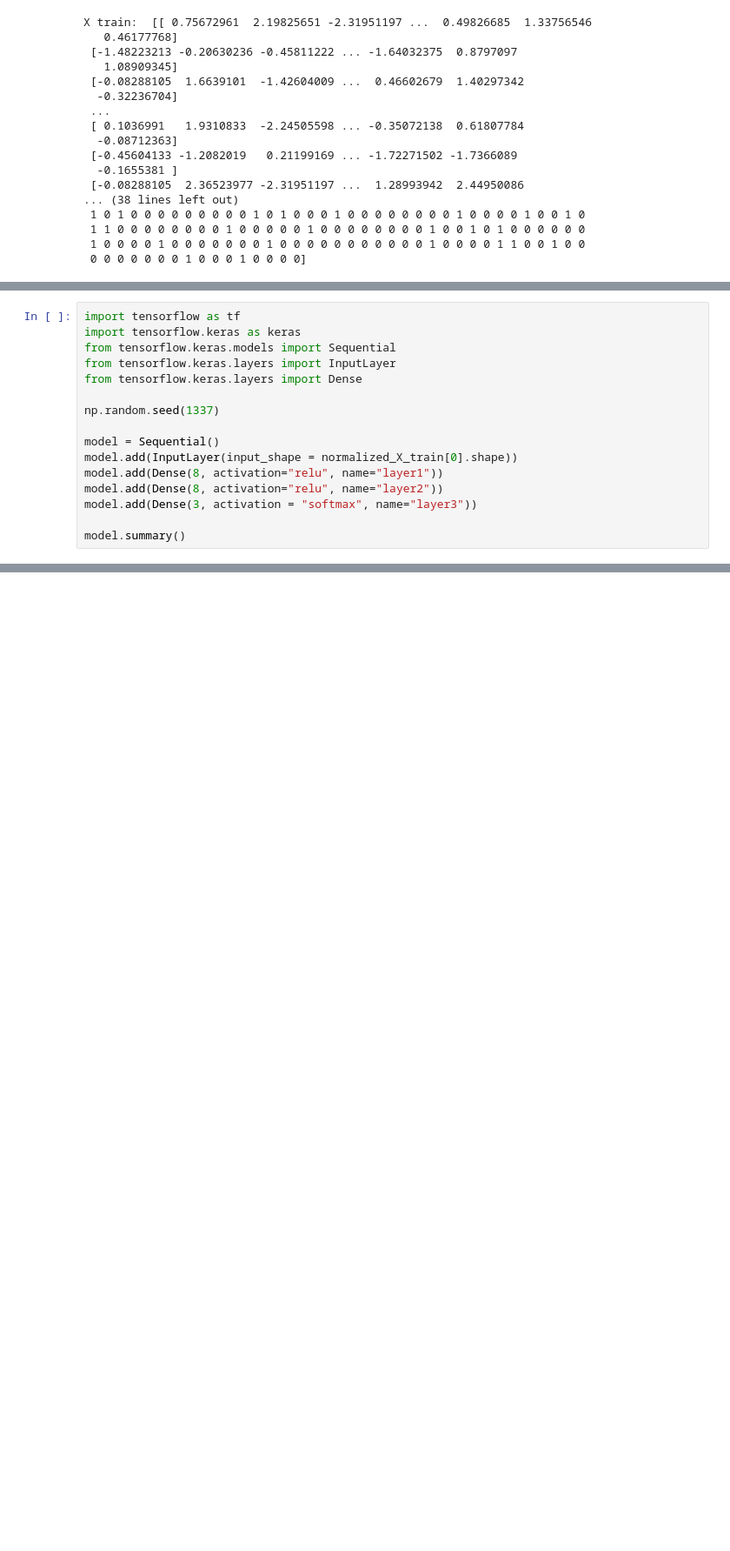
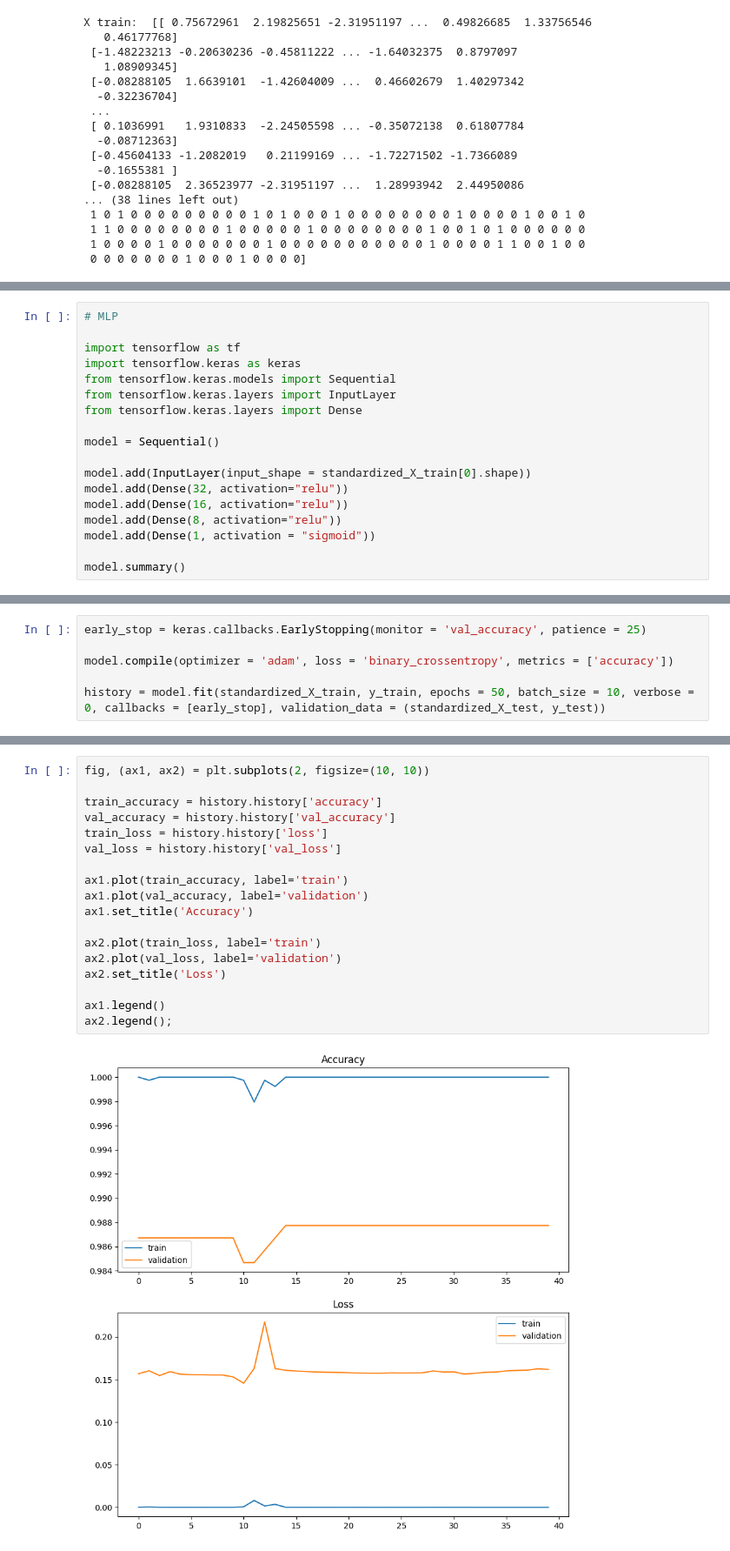
Before and after one commit to Jomaxims/deep-learning-systems, a Jupyter notebook: deep_learning_systems.ipynb, the cells around one changed output, grey strips where cells are left out. Shown at 87% size. Saved outputs shown, nothing was run; the diff lists cells and outputs as text; blank space fills up the shorter version.

```diff
--- a/deep_learning_systems.ipynb
+++ b/deep_learning_systems.ipynb
@@ -369,19 +371,21 @@ print(standardized_X_test)
  [-0.08919208 -0.60601618 -0.09164253 ... -0.57383697  0.37088883
   -0.24106182]]
 # %%
+# MLP
+
 import tensorflow as tf
 import tensorflow.keras as keras
 from tensorflow.keras.models import Sequential
 from tensorflow.keras.layers import InputLayer
 from tensorflow.keras.layers import Dense
 
-np.random.seed(1337)
+model = Sequential()
 
-model = Sequential()
-model.add(InputLayer(input_shape = normalized_X_train[0].shape))
-model.add(Dense(8, activation="relu", name="layer1"))
-model.add(Dense(8, activation="relu", name="layer2"))
-model.add(Dense(3, activation = "softmax", name="layer3"))
+model.add(InputLayer(input_shape = standardized_X_train[0].shape))
+model.add(Dense(32, activation="relu"))
+model.add(Dense(16, activation="relu"))
+model.add(Dense(8, activation="relu"))
+model.add(Dense(1, activation = "sigmoid"))
 
 model.summary()
 # %% [output]
@@ -388,0 +407,6 @@ ValueError: Name tf.RaggedTensorSpec has already been registered for class tenso
+# %%
+early_stop = keras.callbacks.EarlyStopping(monitor = 'val_accuracy', patience = 25)
+
+model.compile(optimizer = 'adam', loss = 'binary_crossentropy', metrics = ['accuracy'])
+
+history = model.fit(standardized_X_train, y_train, epochs = 50, batch_size = 10, verbose = 0, callbacks = [early_stop], validation_data = (standardized_X_test, y_test))
@@ -388,0 +421,20 @@ ValueError: Name tf.RaggedTensorSpec has already been registered for class tenso
+# %%
+fig, (ax1, ax2) = plt.subplots(2, figsize=(10, 10))
+
+train_accuracy = history.history['accuracy']
+val_accuracy = history.history['val_accuracy']
+train_loss = history.history['loss']
+val_loss = history.history['val_loss']
+
+ax1.plot(train_accuracy, label='train')
+ax1.plot(val_accuracy, label='validation')
+ax1.set_title('Accuracy')
+
+ax2.plot(train_loss, label='train')
+ax2.plot(val_loss, label='validation')
+ax2.set_title('Loss')
+
+ax1.legend()
+ax2.legend();
+# %% [output]
+[figure, added]
```
Also changed, not shown: parts of 4 cells of this notebook.
